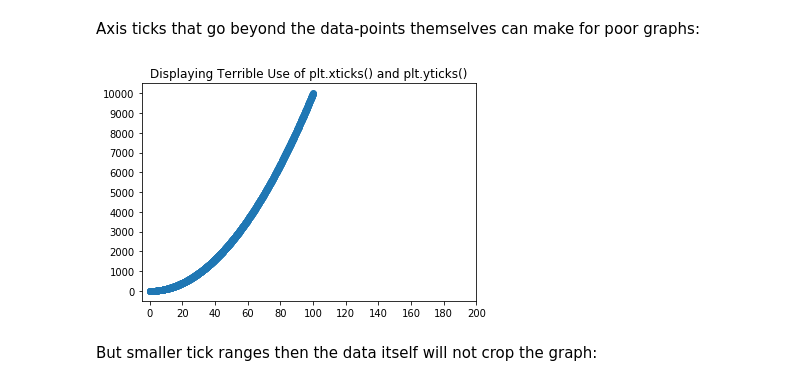
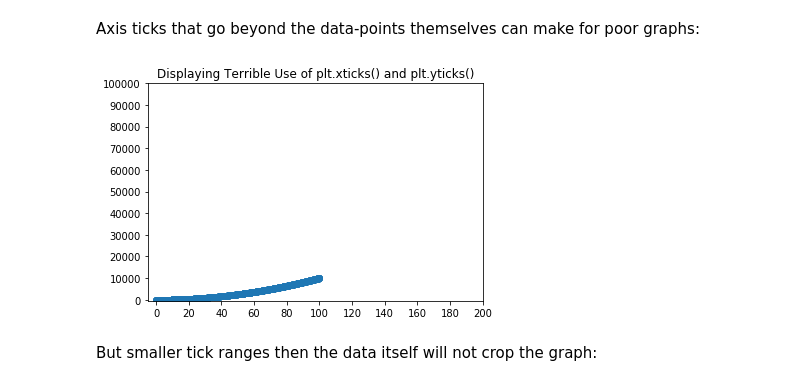
Before and after one commit to OsterMendel/dsc-more-practice-with-matplotlib-nyc-ds-021720, a Jupyter notebook: index.ipynb, the cells around one changed output. Saved outputs shown, nothing was run; the diff lists cells and outputs as text; code cells hidden in the pictures.

```diff
--- a/index.ipynb
+++ b/index.ipynb
@@ -162,15 +162,15 @@ Axis ticks that go beyond the data-points themselves can make for poor graphs:
 # %%
 x = np.linspace(start=0, stop=100, num=10**3)
 y = [xi**2 for xi in x]
 plt.scatter(x,y)
 
 xticks = np.linspace(start=0, stop=200, num=11)
-yticks = np.linspace(start=0, stop=100**2, num=11)
+yticks = np.linspace(start=0, stop=10**5, num=11)
 plt.xticks(xticks); #Adding a semicolon after the call will prevent extraneous input from being displayed
 plt.yticks(yticks);
 plt.title('Displaying Terrible Use of plt.xticks() and plt.yticks()');
 # %% [output]
-[figure, old version]
+[figure, new version]
 # %% [markdown]
 But smaller tick ranges then the data itself will not crop the graph:
 # %%
```
